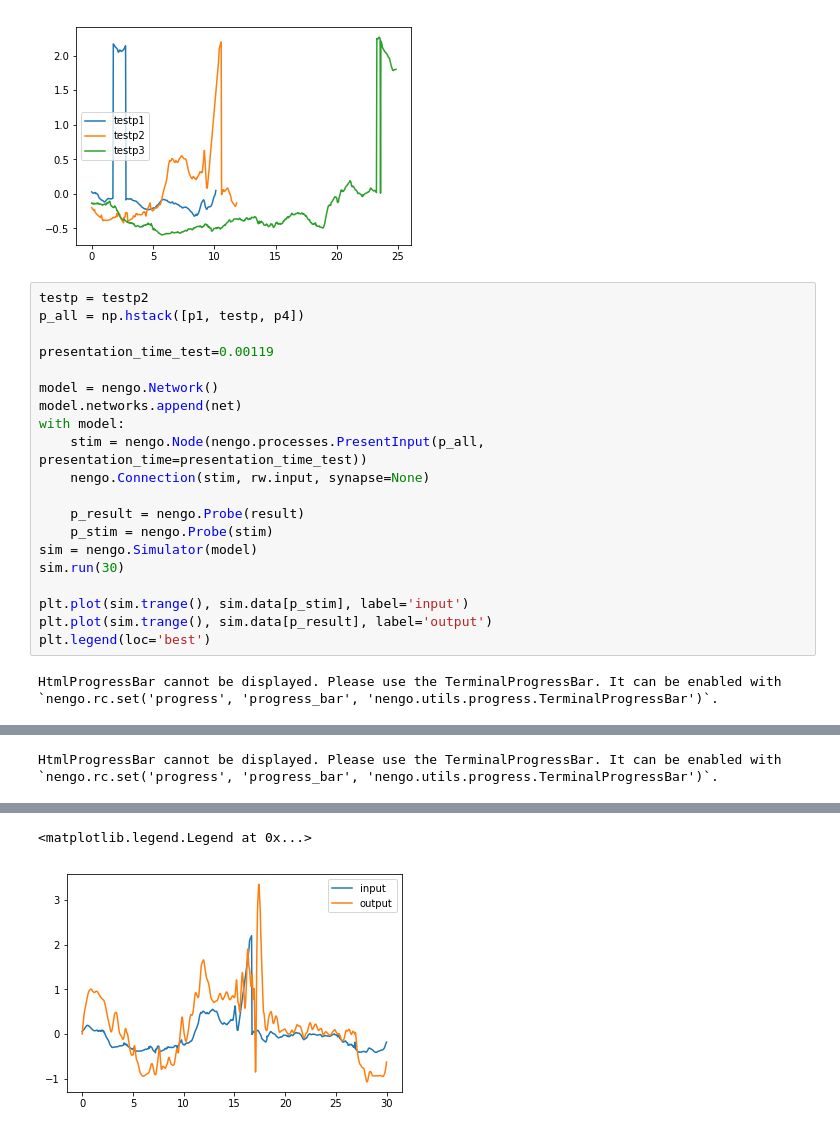
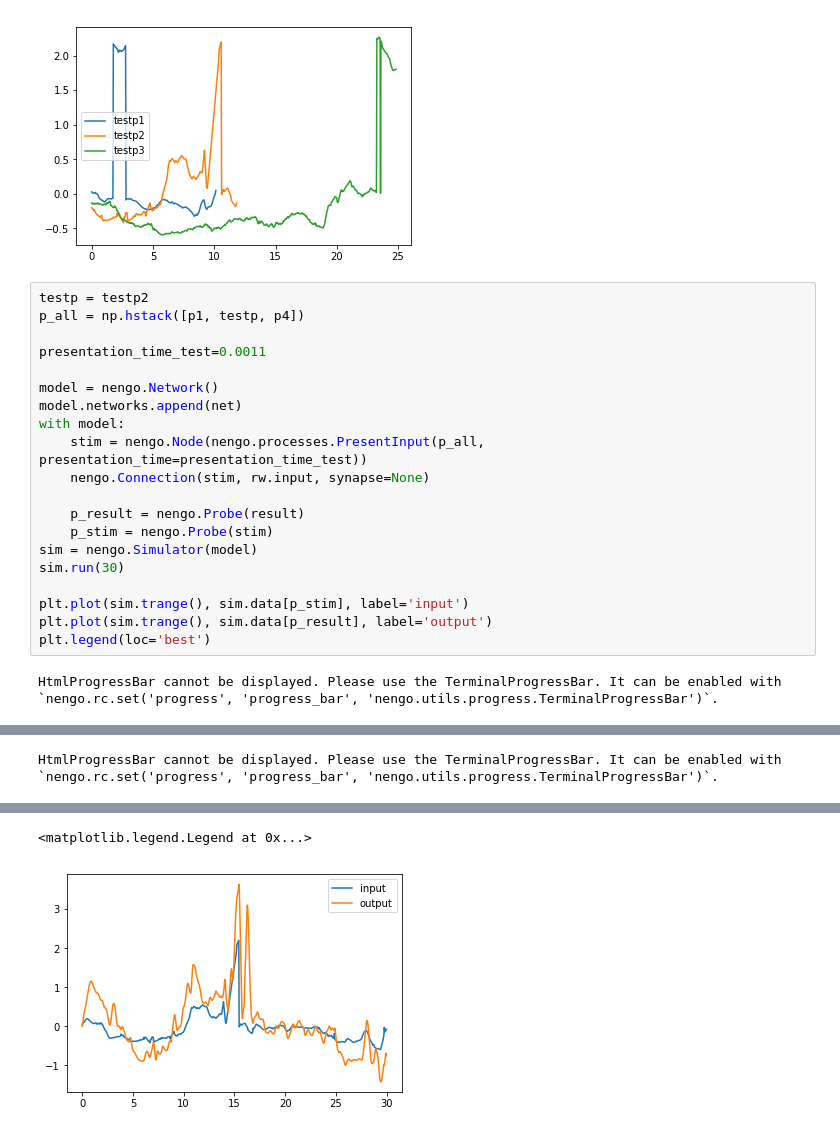
Before and after one commit to maddybartlett/NEN001, a Jupyter notebook: PatternInterpolationPCA.ipynb, the cells around one changed output, grey strips where cells are left out. Drawn from its saved outputs; the diff is of its cells as text.

Commit message:
Updated presentation_time_test

```diff
--- a/PatternInterpolationPCA.ipynb
+++ b/PatternInterpolationPCA.ipynb
@@ -224,30 +221,30 @@ plt.legend()
 # %%
 testp = testp2
 p_all = np.hstack([p1, testp, p4])
 
-presentation_time_test=0.00119
+presentation_time_test=0.0011
 
 model = nengo.Network()
 model.networks.append(net)
 with model:
     stim = nengo.Node(nengo.processes.PresentInput(p_all, presentation_time=presentation_time_test))
     nengo.Connection(stim, rw.input, synapse=None)
 
     p_result = nengo.Probe(result)
     p_stim = nengo.Probe(stim)
 sim = nengo.Simulator(model)
 sim.run(30)
 
 plt.plot(sim.trange(), sim.data[p_stim], label='input')
 plt.plot(sim.trange(), sim.data[p_result], label='output')
 plt.legend(loc='best')
 # %% [output]
 HtmlProgressBar cannot be displayed. Please use the TerminalProgressBar. It can be enabled with `nengo.rc.set('progress', 'progress_bar', 'nengo.utils.progress.TerminalProgressBar')`.
 [interactive output not drawn]
 HtmlProgressBar cannot be displayed. Please use the TerminalProgressBar. It can be enabled with `nengo.rc.set('progress', 'progress_bar', 'nengo.utils.progress.TerminalProgressBar')`.
 [interactive output not drawn]
 <matplotlib.legend.Legend at 0x...>
-[figure, old version]
+[figure, new version]
 # %%
 p1_len = int(len(p1)*presentation_time_test/dt)
 testp_len = p1_len+int(len(testp)*presentation_time_test/dt)
```
Also changed, not shown: parts of 2 cells of this notebook.
